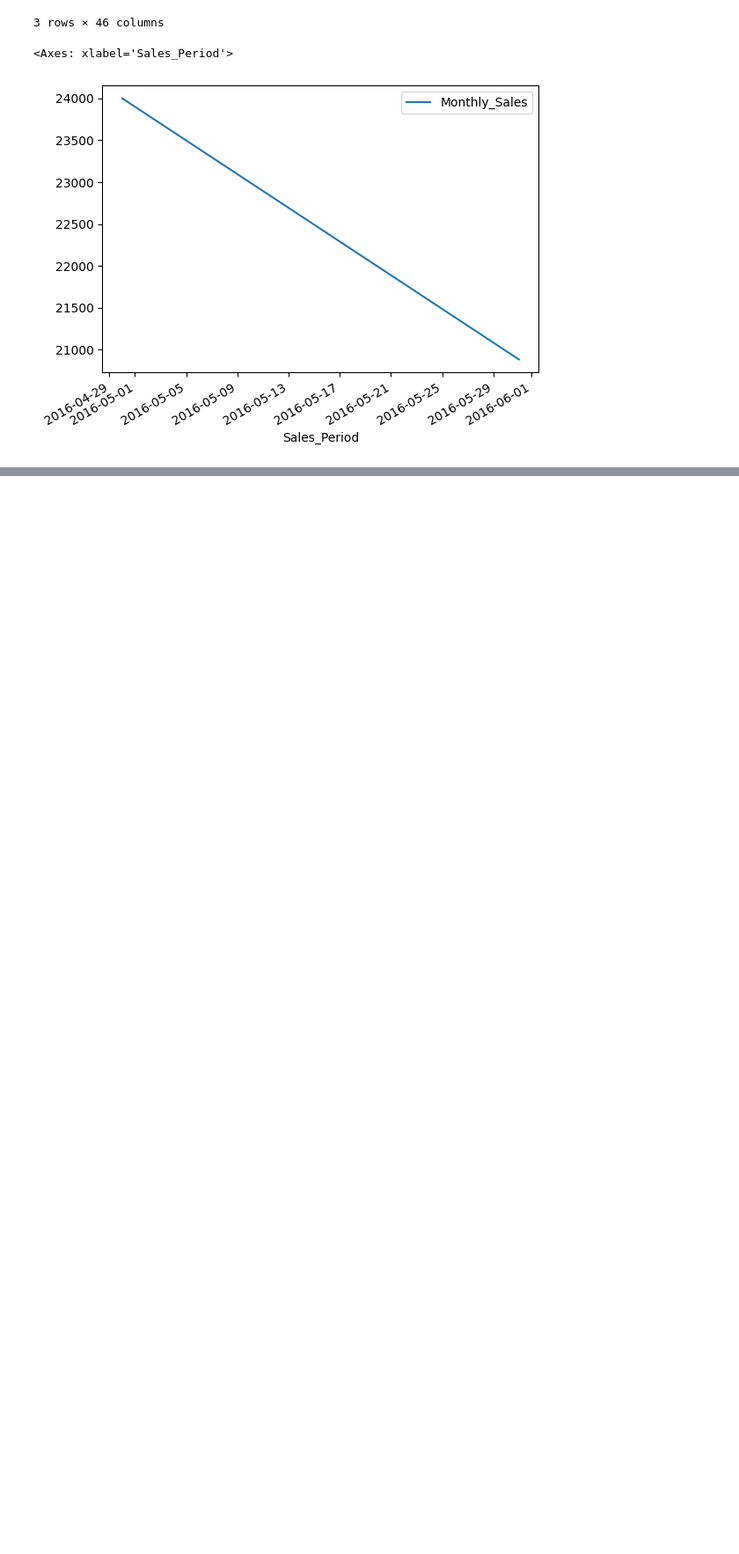
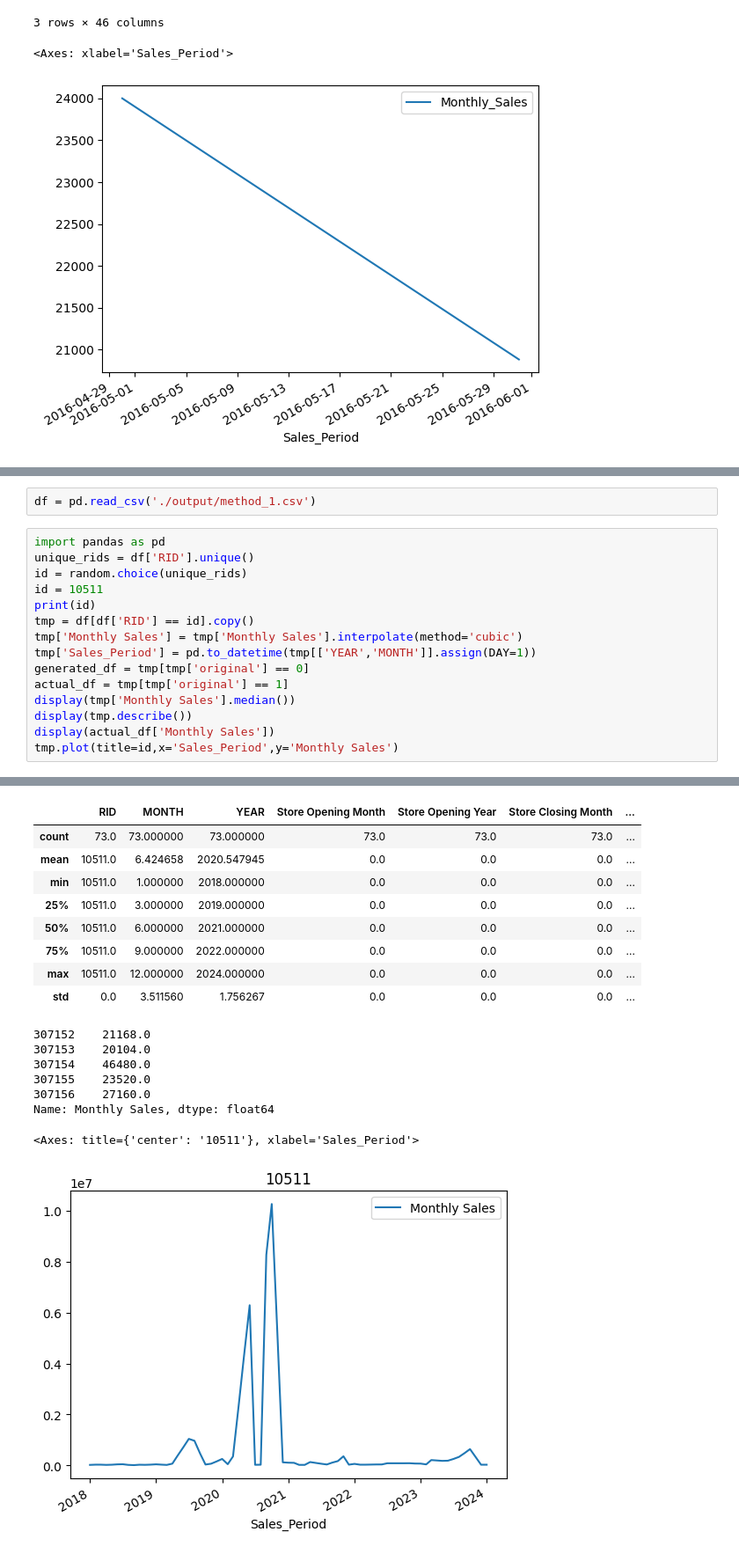
Before and after one commit to MahmoudAlawdh/newSalesGeneration, a Jupyter notebook: main.ipynb, the cells around one changed output, grey strips where cells are left out. Shown: that part at 88% size. Saved outputs shown, nothing was run; the diff lists cells and outputs as text; blank space fills up the shorter version.

```diff
--- a/main.ipynb
+++ b/main.ipynb
@@ -134,0 +119,18 @@ for i in new_sales_collection.find({"Monthly_Sales":None,"Level_1_Area":"Kuwait"
+# %%
+df = pd.read_csv('./output/method_1.csv')
+# %%
+import pandas as pd
+unique_rids = df['RID'].unique()
+id = random.choice(unique_rids)
+id = 10511
+print(id)
+tmp = df[df['RID'] == id].copy()
+tmp['Monthly Sales'] = tmp['Monthly Sales'].interpolate(method='cubic')
+tmp['Sales_Period'] = pd.to_datetime(tmp[['YEAR','MONTH']].assign(DAY=1))
+generated_df = tmp[tmp['original'] == 0]
+actual_df = tmp[tmp['original'] == 1]
+display(tmp['Monthly Sales'].median())
+display(tmp.describe())
+display(actual_df['Monthly Sales'])
+tmp.plot(title=id,x='Sales_Period',y='Monthly Sales')
+# %% [output]
@@ -134,0 +139,17 @@ for i in new_sales_collection.find({"Monthly_Sales":None,"Level_1_Area":"Kuwait"
+|  | RID | MONTH | YEAR | Store Opening Month | Store Opening Year | Store Closing Month | ... |
+| count | 73.0 | 73.000000 | 73.000000 | 73.0 | 73.0 | 73.0 | ... |
+| mean | 10511.0 | 6.424658 | 2020.547945 | 0.0 | 0.0 | 0.0 | ... |
+| min | 10511.0 | 1.000000 | 2018.000000 | 0.0 | 0.0 | 0.0 | ... |
+| 25% | 10511.0 | 3.000000 | 2019.000000 | 0.0 | 0.0 | 0.0 | ... |
+| 50% | 10511.0 | 6.000000 | 2021.000000 | 0.0 | 0.0 | 0.0 | ... |
+| 75% | 10511.0 | 9.000000 | 2022.000000 | 0.0 | 0.0 | 0.0 | ... |
+| max | 10511.0 | 12.000000 | 2024.000000 | 0.0 | 0.0 | 0.0 | ... |
+| std | 0.0 | 3.511560 | 1.756267 | 0.0 | 0.0 | 0.0 | ... |
+307152    21168.0
+307153    20104.0
+307154    46480.0
+307155    23520.0
+307156    27160.0
+Name: Monthly Sales, dtype: float64
+<Axes: title={'center': '10511'}, xlabel='Sales_Period'>
+[figure, added]
```
Also changed, not shown: parts of 3 cells of this notebook, 9 other files.
